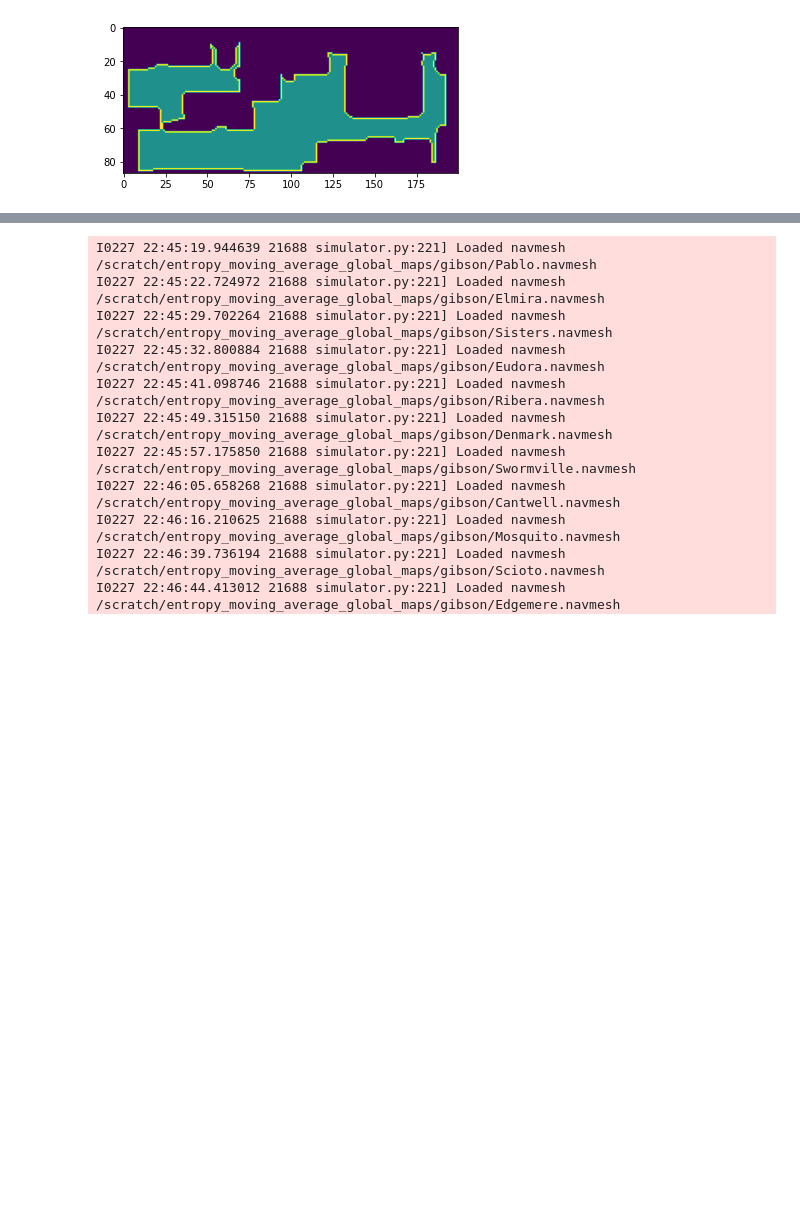
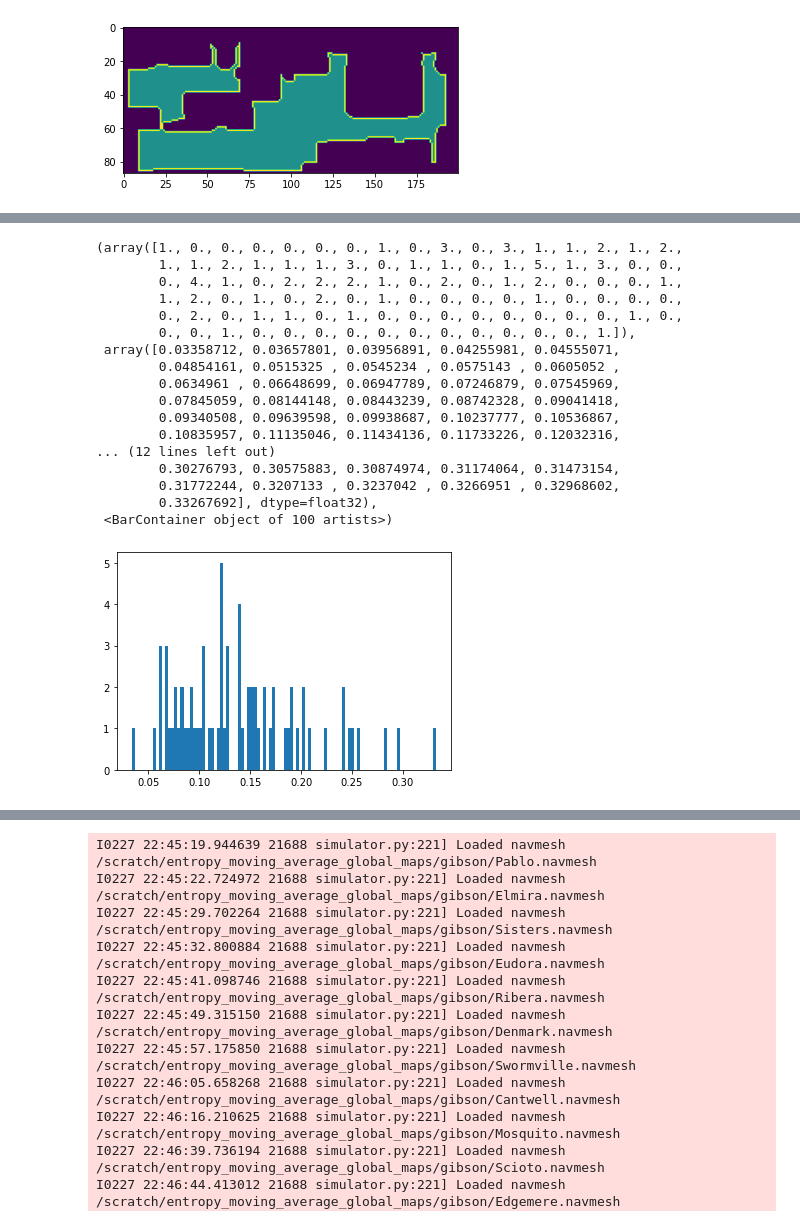
Before and after one commit to shaantanu314/entropy_moving_average_global_maps, a Jupyter notebook: habitat_entropy_MA_maps.ipynb, the cells around one changed output, grey strips where cells are left out. Drawn from its saved outputs; the diff is of its cells as text; code cells hidden in the pictures; blank space fills up the shorter version.

```diff
--- a/habitat_entropy_MA_maps.ipynb
+++ b/habitat_entropy_MA_maps.ipynb
@@ -285,0 +328,22 @@ ax2.imshow(top_down_map)
+# %%
+plt.figure()
+plt.hist(m_probs,bins=100)
+# %% [output]
+(array([1., 0., 0., 0., 0., 0., 0., 1., 0., 3., 0., 3., 1., 1., 2., 1., 2.,
+        1., 1., 2., 1., 1., 1., 3., 0., 1., 1., 0., 1., 5., 1., 3., 0., 0.,
+        0., 4., 1., 0., 2., 2., 2., 1., 0., 2., 0., 1., 2., 0., 0., 0., 1.,
+        1., 2., 0., 1., 0., 2., 0., 1., 0., 0., 0., 0., 1., 0., 0., 0., 0.,
+        0., 2., 0., 1., 1., 0., 1., 0., 0., 0., 0., 0., 0., 0., 0., 1., 0.,
+        0., 0., 1., 0., 0., 0., 0., 0., 0., 0., 0., 0., 0., 0., 1.]),
+ array([0.03358712, 0.03657801, 0.03956891, 0.04255981, 0.04555071,
+        0.04854161, 0.0515325 , 0.0545234 , 0.0575143 , 0.0605052 ,
+        0.0634961 , 0.06648699, 0.06947789, 0.07246879, 0.07545969,
+        0.07845059, 0.08144148, 0.08443239, 0.08742328, 0.09041418,
+        0.09340508, 0.09639598, 0.09938687, 0.10237777, 0.10536867,
+        0.10835957, 0.11135046, 0.11434136, 0.11733226, 0.12032316,
+... (12 lines left out)
+        0.30276793, 0.30575883, 0.30874974, 0.31174064, 0.31473154,
+        0.31772244, 0.3207133 , 0.3237042 , 0.3266951 , 0.32968602,
+        0.33267692], dtype=float32),
+ <BarContainer object of 100 artists>)
+[figure, added]
```
Also changed, not shown: parts of 8 cells of this notebook.
